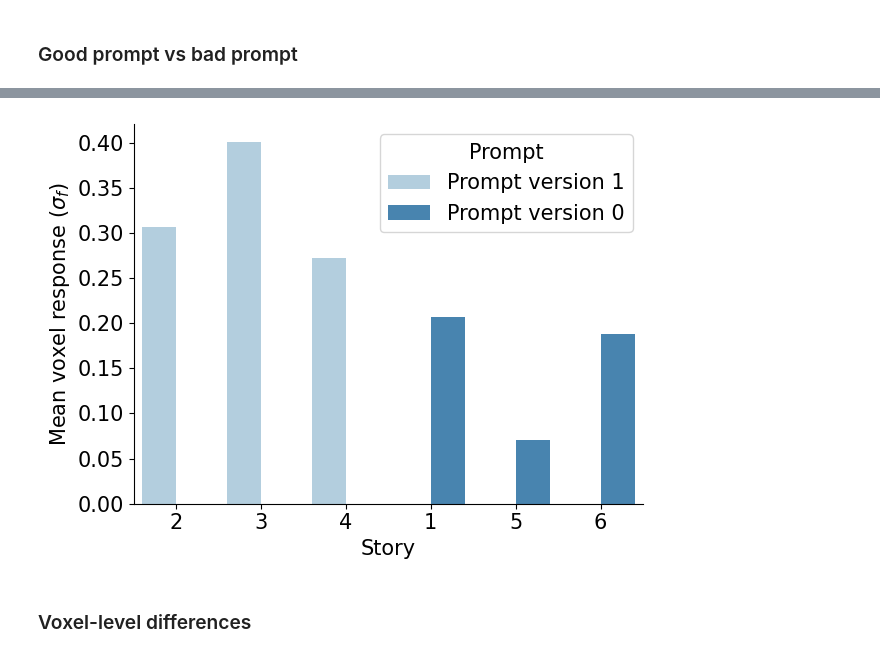
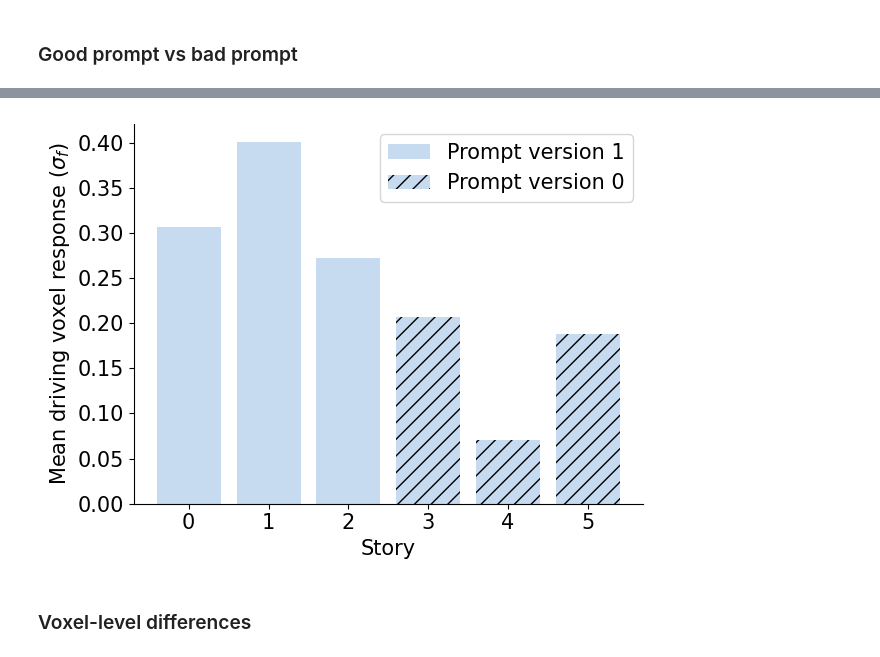
Before and after one commit to microsoft/automated-explanations, a Jupyter notebook: notebooks_stories/2_analyze_pilot/02_default.ipynb, the cells around one changed output, grey strips where cells are left out. Cells and saved outputs as stored; diff of their text form; code cells hidden in the pictures.

Commit message:
update supp barplots

```diff
--- a/notebooks_stories/2_analyze_pilot/02_default.ipynb
+++ b/notebooks_stories/2_analyze_pilot/02_default.ipynb
@@ -231,25 +225,32 @@ Name: story, dtype: object
 # %%
 assert pilot_name == 'pilot_story_data.pkl'
 df = get_story_df(mats[False], melt=True)
 good_prompt = ['GenStory2', 'GenStory3', 'GenStory4']
 df['Prompt'] = df.apply(lambda x: x['story'] in good_prompt, axis=1)
 df['Prompt'] = df['Prompt'].map(
     {True: 'Prompt version 1', False: 'Prompt version 0'})
 df = df.sort_values(by='Prompt', ascending=False)
 df['story'] = df['story'].str.replace('GenStory', '')
 
-sns.barplot(data=df, x='story', y='mean',
-            hue=(df['Prompt']),
-            # width=1.5,
-            order=df['story'],
-            palette=sns.color_palette("Blues", 2),
-            )
+
+# shade bars by prompt version
+offset = 0
+xticklabels = []
+for i, prompt in enumerate(df['Prompt'].unique()):
+    d = df[df['Prompt'] == prompt]
+    d = d.sort_values('story')
+    plt.bar(np.arange(len(d)) + offset, d['mean'], label=prompt,
+            color=sns.color_palette("Blues", 3)[0], hatch='' if i == 0 else '//')
+    xticklabels += d['story'].tolist()
+    offset += len(d)
+
+plt.legend()
 plt.xlabel("Story")
-plt.ylabel('Mean voxel response ($\sigma_f$)')
+plt.ylabel('Mean driving voxel response ($\sigma_f$)')
 plt.savefig(join(RESULTS_DIR, 'figs/misc',
             'prompt_default_story_breakdown.pdf'))
 # %% [output]
-[figure, old version]
+[figure, new version]
 # %% [markdown]
 ### Voxel-level differences
 # %%
```
Also changed, not shown: parts of 5 cells of this notebook, 1 other file.
